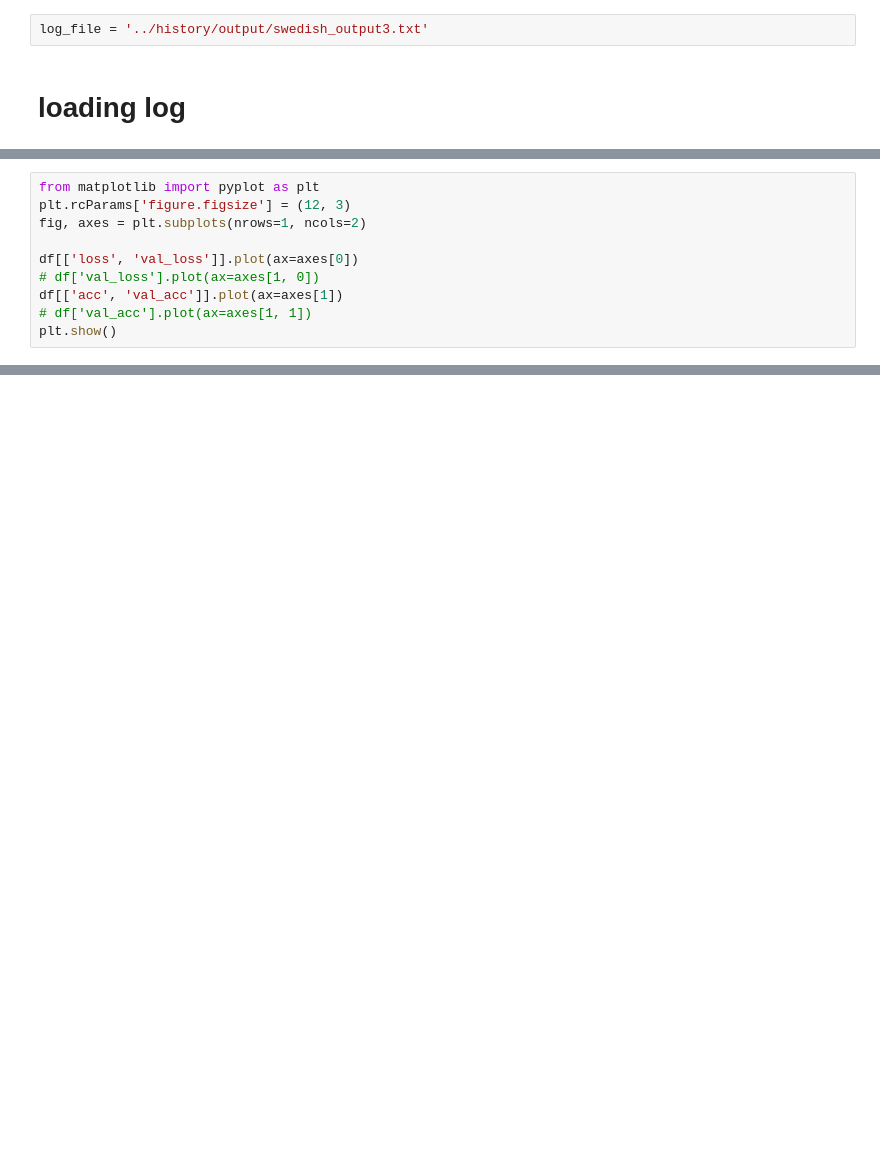
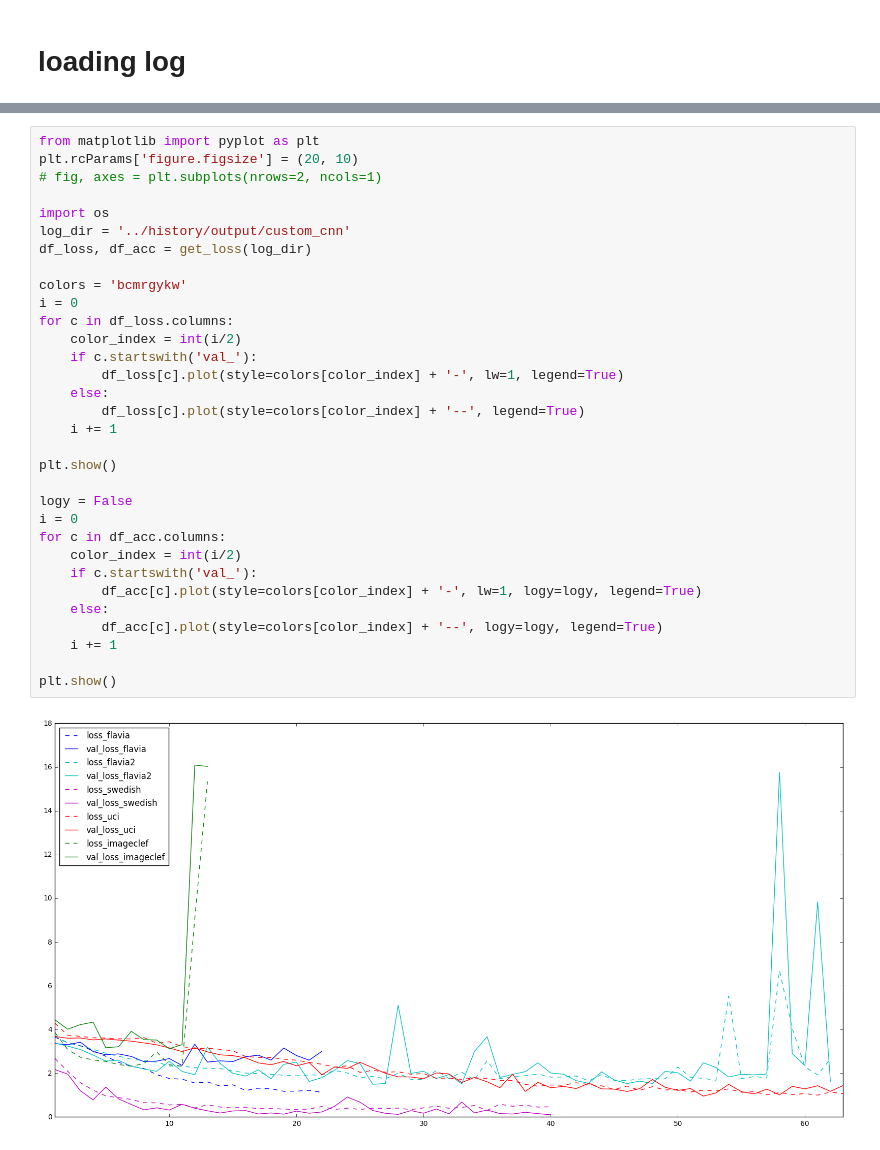
Before and after one commit to KanaadPathak/cs229final, a Jupyter notebook: notebook/keras_log_plotting.ipynb, the cells around one changed output, grey strips where cells are left out. Cells and saved outputs as stored; diff of their text form; blank space fills up the shorter version.

```diff
--- a/notebook/keras_log_plotting.ipynb
+++ b/notebook/keras_log_plotting.ipynb
@@ -1,5 +1,3 @@
-# %%
-log_file = '../history/output/swedish_output3.txt'
 # %% [markdown]
 # loading log
 # %%
@@ -21,10 +19,0 @@ df.index += 1
-# %%
-from matplotlib import pyplot as plt
-plt.rcParams['figure.figsize'] = (12, 3)
-fig, axes = plt.subplots(nrows=1, ncols=2)
-
-df[['loss', 'val_loss']].plot(ax=axes[0])
-# df['val_loss'].plot(ax=axes[1, 0])
-df[['acc', 'val_acc']].plot(ax=axes[1])
-# df['val_acc'].plot(ax=axes[1, 1])
-plt.show()
@@ -32,0 +42,34 @@ plt.show()
+# %%
+from matplotlib import pyplot as plt
+plt.rcParams['figure.figsize'] = (20, 10)
+# fig, axes = plt.subplots(nrows=2, ncols=1)
+
+import os
+log_dir = '../history/output/custom_cnn'
+df_loss, df_acc = get_loss(log_dir)
+
+colors = 'bcmrgykw'
+i = 0
+for c in df_loss.columns:
+    color_index = int(i/2)
+    if c.startswith('val_'):
+        df_loss[c].plot(style=colors[color_index] + '-', lw=1, legend=True)
+    else:
+        df_loss[c].plot(style=colors[color_index] + '--', legend=True)
+    i += 1
+
+plt.show()
+
+logy = False
+i = 0
+for c in df_acc.columns:
+    color_index = int(i/2)
+    if c.startswith('val_'):
+        df_acc[c].plot(style=colors[color_index] + '-', lw=1, logy=logy, legend=True)
+    else:
+        df_acc[c].plot(style=colors[color_index] + '--', logy=logy, legend=True)
+    i += 1
+
+plt.show()
+# %% [output]
+[figure, added]
```
Also changed, not shown: parts of 5 cells of this notebook, 5 other files.
